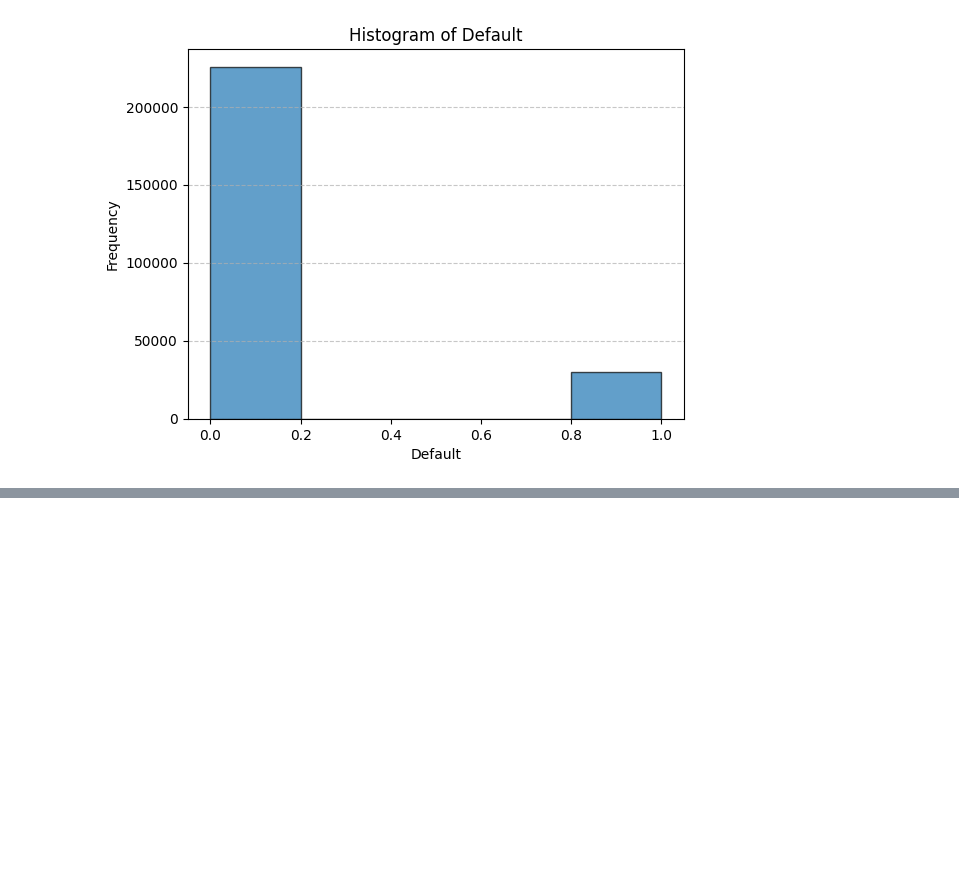
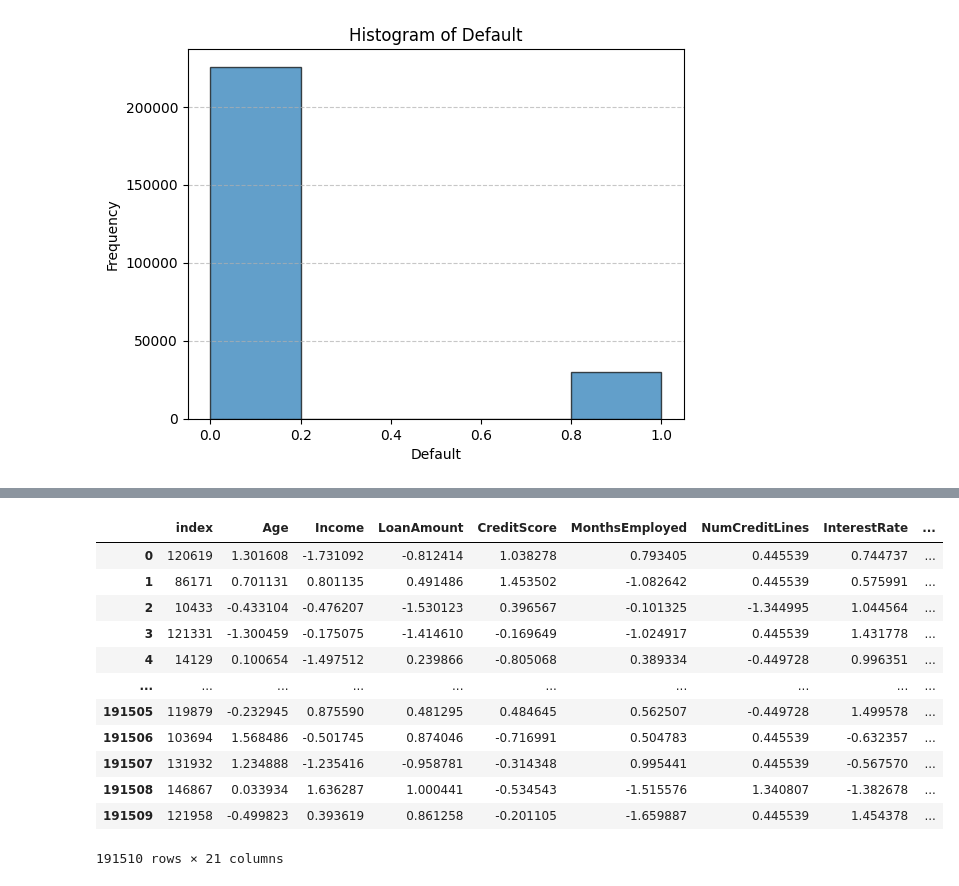
Before and after one commit to wrdhall3/loan-default-project, a Jupyter notebook: loan_default_project.ipynb, the cells around one changed output, grey strips where cells are left out. Saved outputs shown, nothing was run; the diff lists cells and outputs as text; code cells hidden in the pictures; blank space fills up the shorter version.

```diff
--- a/loan_default_project.ipynb
+++ b/loan_default_project.ipynb
@@ -156,0 +366,23 @@ plot_histograms_fixed_bins(loan_default_df, numerical_columns, bins=5)
+# %%
+#List of numerical columns
+numerical_columns = ['Age',	'Income',	'LoanAmount',	'CreditScore',	'MonthsEmployed',	'NumCreditLines',	'InterestRate',	'LoanTerm',	'DTIRatio']
+
+scaler = StandardScaler()
+
+X_train_encoded[numerical_columns] = scaler.fit_transform(X_train_encoded[numerical_columns])
+
+X_train_encoded
+# %% [output]
+|  | index | Age | Income | LoanAmount | CreditScore | MonthsEmployed | NumCreditLines | InterestRate | ... |
+| 0 | 120619 | 1.301608 | -1.731092 | -0.812414 | 1.038278 | 0.793405 | 0.445539 | 0.744737 | ... |
+| 1 | 86171 | 0.701131 | 0.801135 | 0.491486 | 1.453502 | -1.082642 | 0.445539 | 0.575991 | ... |
+| 2 | 10433 | -0.433104 | -0.476207 | -1.530123 | 0.396567 | -0.101325 | -1.344995 | 1.044564 | ... |
+| 3 | 121331 | -1.300459 | -0.175075 | -1.414610 | -0.169649 | -1.024917 | 0.445539 | 1.431778 | ... |
+| 4 | 14129 | 0.100654 | -1.497512 | 0.239866 | -0.805068 | 0.389334 | -0.449728 | 0.996351 | ... |
+| ... | ... | ... | ... | ... | ... | ... | ... | ... | ... |
+| 191505 | 119879 | -0.232945 | 0.875590 | 0.481295 | 0.484645 | 0.562507 | -0.449728 | 1.499578 | ... |
+| 191506 | 103694 | 1.568486 | -0.501745 | 0.874046 | -0.716991 | 0.504783 | 0.445539 | -0.632357 | ... |
+| 191507 | 131932 | 1.234888 | -1.235416 | -0.958781 | -0.314348 | 0.995441 | 0.445539 | -0.567570 | ... |
+| 191508 | 146867 | 0.033934 | 1.636287 | 1.000441 | -0.534543 | -1.515576 | 1.340807 | -1.382678 | ... |
+| 191509 | 121958 | -0.499823 | 0.393619 | 0.861258 | -0.201105 | -1.659887 | 0.445539 | 1.454378 | ... |
+191510 rows × 21 columns
```
Also changed, not shown: parts of 76 cells of this notebook.
